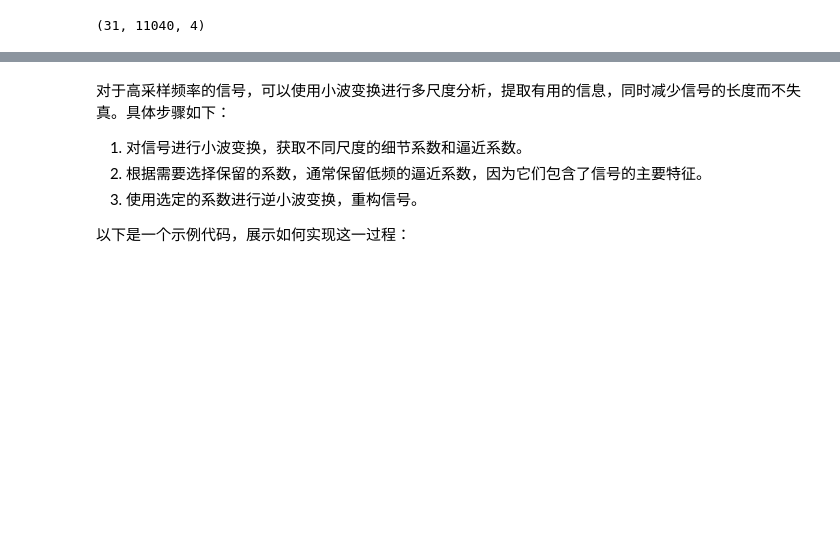
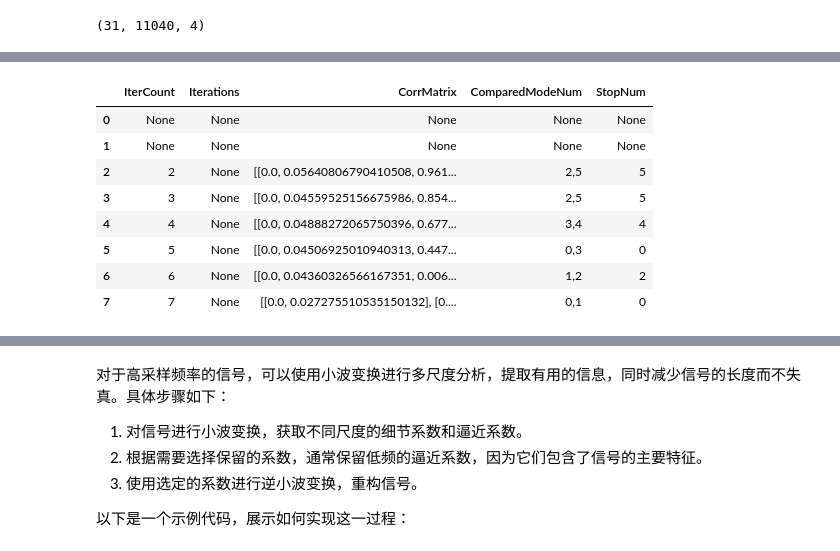
Before and after one commit to lomvix/time-serise, a Jupyter notebook: FMD_reconsitution.ipynb, the cells around one changed output, grey strips where cells are left out. Cells and saved outputs as stored; diff of their text form; code cells hidden in the pictures; blank space fills up the shorter version.

```diff
--- a/FMD_reconsitution.ipynb
+++ b/FMD_reconsitution.ipynb
@@ -636,0 +737,12 @@ fs = 2e4
+# %%
+result
+# %% [output]
+|  | IterCount | Iterations | CorrMatrix | ComparedModeNum | StopNum |
+| 0 | None | None | None | None | None |
+| 1 | None | None | None | None | None |
+| 2 | 2 | None | [[0.0, 0.05640806790410508, 0.961... | 2,5 | 5 |
+| 3 | 3 | None | [[0.0, 0.04559525156675986, 0.854... | 2,5 | 5 |
+| 4 | 4 | None | [[0.0, 0.04888272065750396, 0.677... | 3,4 | 4 |
+| 5 | 5 | None | [[0.0, 0.04506925010940313, 0.447... | 0,3 | 0 |
+| 6 | 6 | None | [[0.0, 0.04360326566167351, 0.006... | 1,2 | 2 |
+| 7 | 7 | None | [[0.0, 0.027275510535150132], [0.... | 0,1 | 0 |
```
Also changed, not shown: parts of 23 cells of this notebook.
